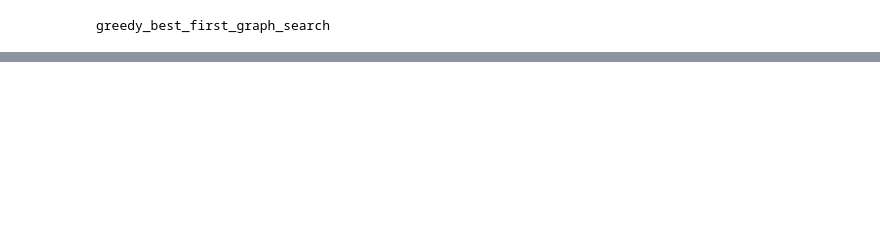
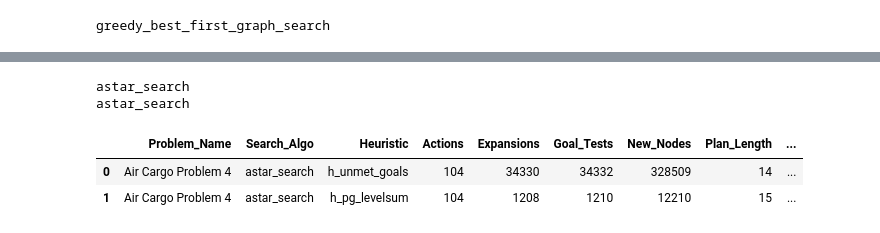
Before and after one commit to johngreibelarsen/ai-classical-planning, a Jupyter notebook: forward_planning_agent.ipynb, the cells around one changed output, grey strips where cells are left out. Saved outputs shown, nothing was run; the diff lists cells and outputs as text; code cells hidden in the pictures; blank space fills up the shorter version.

Commit message:
Experiment with cargo problem 4 using different search algorithms and heuristics for a agent that performs progression search to solve planning problems

```diff
--- a/forward_planning_agent.ipynb
+++ b/forward_planning_agent.ipynb
@@ -234,3 +234,15 @@ df4_6
 | 0 | Air Cargo Problem 4 | greedy_best_first_graph_search | h_pg_setlevel | 104 | 107 | 109 | 1164 | 23 | ... |
 # %%
 df4_6.to_pickle("./search_results_4_6.pkl")
+# %%
+search_results_4_78  = main_modified([4], [8, 9])
+# %% [output]
+astar_search
+astar_search
+# %%
+df4_78 = pd.DataFrame(search_results_4_78)
+df4_78
+# %% [output]
+|  | Problem_Name | Search_Algo | Heuristic | Actions | Expansions | Goal_Tests | New_Nodes | Plan_Length | ... |
+| 0 | Air Cargo Problem 4 | astar_search | h_unmet_goals | 104 | 34330 | 34332 | 328509 | 14 | ... |
+| 1 | Air Cargo Problem 4 | astar_search | h_pg_levelsum | 104 | 1208 | 1210 | 12210 | 15 | ... |
```
Also changed, not shown: parts of 1 cell of this notebook.
